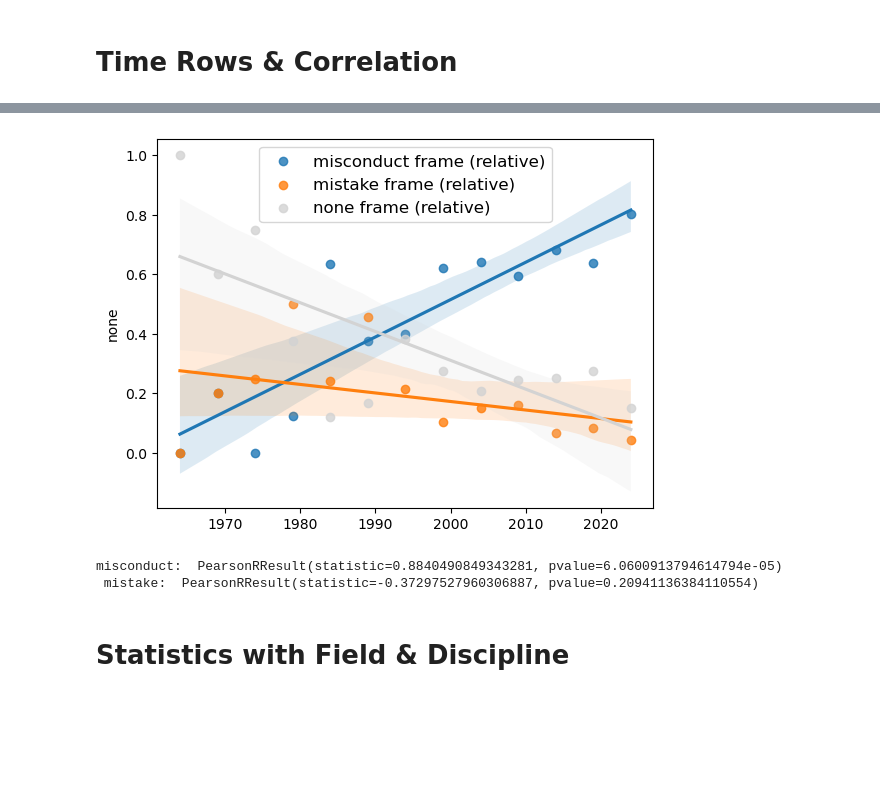
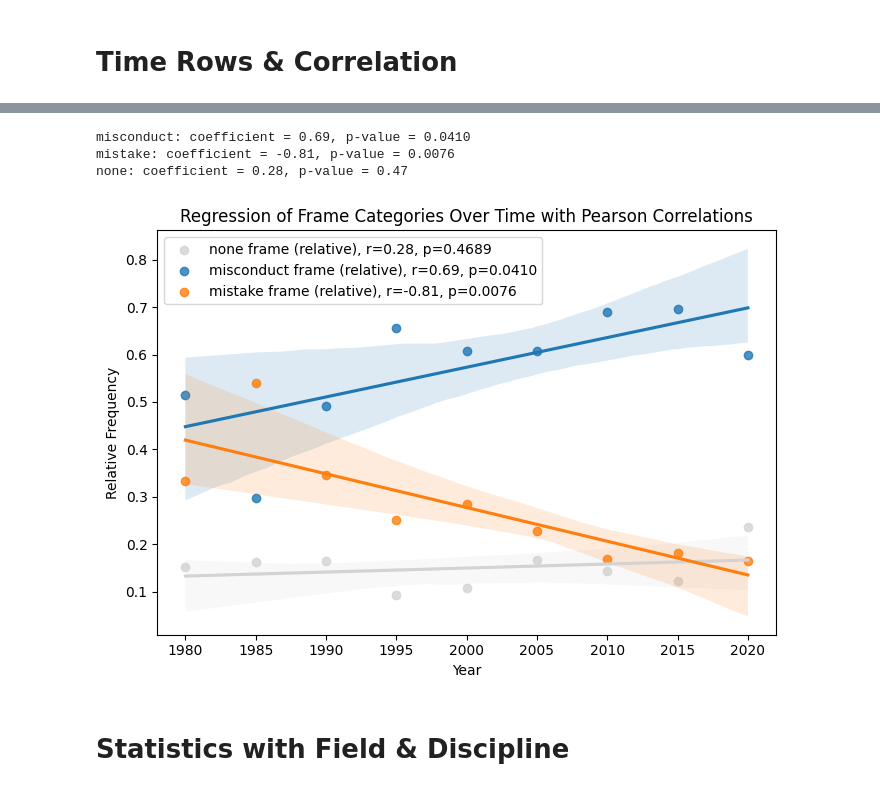
Before and after one commit to Klapperhorn/retraction_portrayal, a Jupyter notebook: 2025-03-27 Statistical_Analysis.ipynb, the cells around one changed output, grey strips where cells are left out. Cells and saved outputs as stored; diff of their text form; code cells hidden in the pictures; blank space fills up the shorter version.

```diff
--- a/2025-03-27 Statistical_Analysis.ipynb
+++ b/2025-03-27 Statistical_Analysis.ipynb
@@ -60,0 +119,4 @@ Index(['name', 'Doi', 'journal_x', 'Title', 'Date', 'Year', 'Type',
+# %%
+df['contains_country_once']=df['contains_country'].apply(lambda x: list(set(x)) if isinstance(x,list) else x)
+
+df['contains_country_once'].explode().value_counts()[:6]
@@ -63,6 +134,6 @@ Index(['name', 'Doi', 'journal_x', 'Title', 'Date', 'Year', 'Type',
 duplicated=df[df.text.duplicated(keep=False) | (df.Doi.duplicated(keep=False))]
 duplicated=duplicated[duplicated.Doi!=0]
 duplicated[["text","Doi"]].to_excel("2025-04-02 Duplicated Texts.xlsx")
-df.drop_duplicates(subset="text",inplace=True)
+#df.drop_duplicates(subset="text",inplace=True)
 df.shape
 # %% [output]
@@ -108,0 +331,8 @@ df['contains_country'] = df['contains_country'].apply(lambda d: d if isinstance(
+# %%
+from collections import Counter
+
+def has_tie(lst):
+    return sum(v == max(Counter(lst).values()) for v in Counter(lst).values()) > 1
+
+df["country_tie"]=df['contains_country'].apply(lambda x: has_tie(x))
+df["country_tie"].value_counts()
@@ -327,0 +607,6 @@ Name: count, dtype: int64
+# %%
+mc_countries=df["contains_country"].explode().value_counts()[:5].index.to_list()
+
+df["mc5_countries"] = df["contains_country"].apply(lambda x: [i if i in mc_countries else "others" for i in x])
+#df.loc[df["contains_country"].apply(lambda x: any([i in mc_countries for i in x])),"contains_country"]
+df["mc5_countries"].explode().value_counts()
@@ -622,43 +1059,57 @@ plt.savefig(today + "carticle_Count_yearwise_annotated.pdf")
 # %%
 
 ## SEABORN REGPLOT With Datetime
 
-dfY = df[(df.Date > pd.Timestamp("1960-01-01")) &
-         (df.Date < pd.Timestamp("2020-01-01"))]
+dfY = df[(df.Date > pd.Timestamp("1970-01-01")) &
+         (df.Date < pd.Timestamp("2025-01-01"))]
 
 dfY.set_index('Date', inplace=True)
 
-df5Y=dfY.resample("5Y").apply(lambda x: dict(Counter(x["category"]))).apply(pd.Series)
+df5Y=dfY.resample("5YS").apply(lambda x: dict(Counter(x["category"]))).apply(pd.Series).iloc[2:,:]
 df5Y_perc=df5Y.divide(df5Y.sum(axis=1), axis=0)
+df5Y_perc=df5Y_perc
 
-f, ax = plt.subplots()
-ax.xaxis.update_units(df5Y_perc.index)
+
 
 
 # fill the 100% none frame where there are not many articles wtith 0.
 df5Y_perc=df5Y_perc.fillna(0)
 
-sns.regplot(x=ax.xaxis.convert_units(df5Y_perc.index), y=df5Y_perc['misconduct'],label="misconduct frame (relative)")
-sns.regplot(x=ax.xaxis.convert_units(df5Y_perc.index), y=df5Y_perc['mistake'],label="mistake frame (relative)")
-sns.regplot(x=ax.xaxis.convert_units(df5Y_perc.index), y=df5Y_perc['none'],label="none frame (relative)",color="lightgray")
-
-
-ax.legend(loc="best")
-plt.legend(fontsize=12)
-plt.show()
 
 from scipy import stats
 
 
 df5Y_perc_Year=[i.date().year for i in df5Y_perc.index.to_list()]
 
 Pearson_misconduct=stats.pearsonr(df5Y_perc_Year,df5Y_perc["misconduct"])
 Pearson_mistake=stats.pearsonr(df5Y_perc_Year,df5Y_perc["mistake"])
-print("misconduct: ",Pearson_misconduct,"\n","mistake: ",Pearson_mistake)
+Pearson_none=stats.pearsonr(df5Y_perc_Year,df5Y_perc["none"])
+print(f"misconduct: coefficient = {Pearson_misconduct[0]:.2f}, p-value = {Pearson_misconduct[1]:.4f}")
+print(f"mistake: coefficient = {Pearson_mistake[0]:.2f}, p-value = {Pearson_mistake[1]:.4f}")
+print(f"none: coefficient = {Pearson_none[0]:.2f}, p-value = {Pearson_none[1]:.2f}")
+
+
+# Plotting
+f, ax = plt.subplots(figsize=(7, 5))
+
+# Plot regression lines with scatter
+sns.regplot(x=df5Y_perc_Year, y=df5Y_perc['none'], label=f"none frame (relative), r={Pearson_none[0]:.2f}, p={Pearson_none[1]:.4f}", color="lightgray", ax=ax)
+sns.regplot(x=df5Y_perc_Year, y=df5Y_perc['misconduct'], label=f"misconduct frame (relative), r={Pearson_misconduct[0]:.2f}, p={Pearson_misconduct[1]:.4f}", ax=ax)
+sns.regplot(x=df5Y_perc_Year, y=df5Y_perc['mistake'], label=f"mistake frame (relative), r={Pearson_mistake[0]:.2f}, p={Pearson_mistake[1]:.4f}", ax=ax)
+
+ax.legend(loc="best")
+ax.set_xlabel("Year")
+ax.set_ylabel("Relative Frequency")
+plt.title("Regression of Frame Categories Over Time with Pearson Correlations")
+
+plt.tight_layout()
+plt.savefig("Pearson_Correlation_of_frames_over_time.pdf")
+plt.show()
 # %% [output]
+misconduct: coefficient = 0.69, p-value = 0.0410
+mistake: coefficient = -0.81, p-value = 0.0076
+none: coefficient = 0.28, p-value = 0.47
-[figure, old version]
+[figure, new version]
-misconduct:  PearsonRResult(statistic=0.8840490849343281, pvalue=6.0600913794614794e-05)
- mistake:  PearsonRResult(statistic=-0.37297527960306887, pvalue=0.20941136384110554)
 # %% [markdown]
 # Statistics with Field & Discipline
 # %%
```
Also changed, not shown: parts of 78 cells of this notebook, 6 other files.
